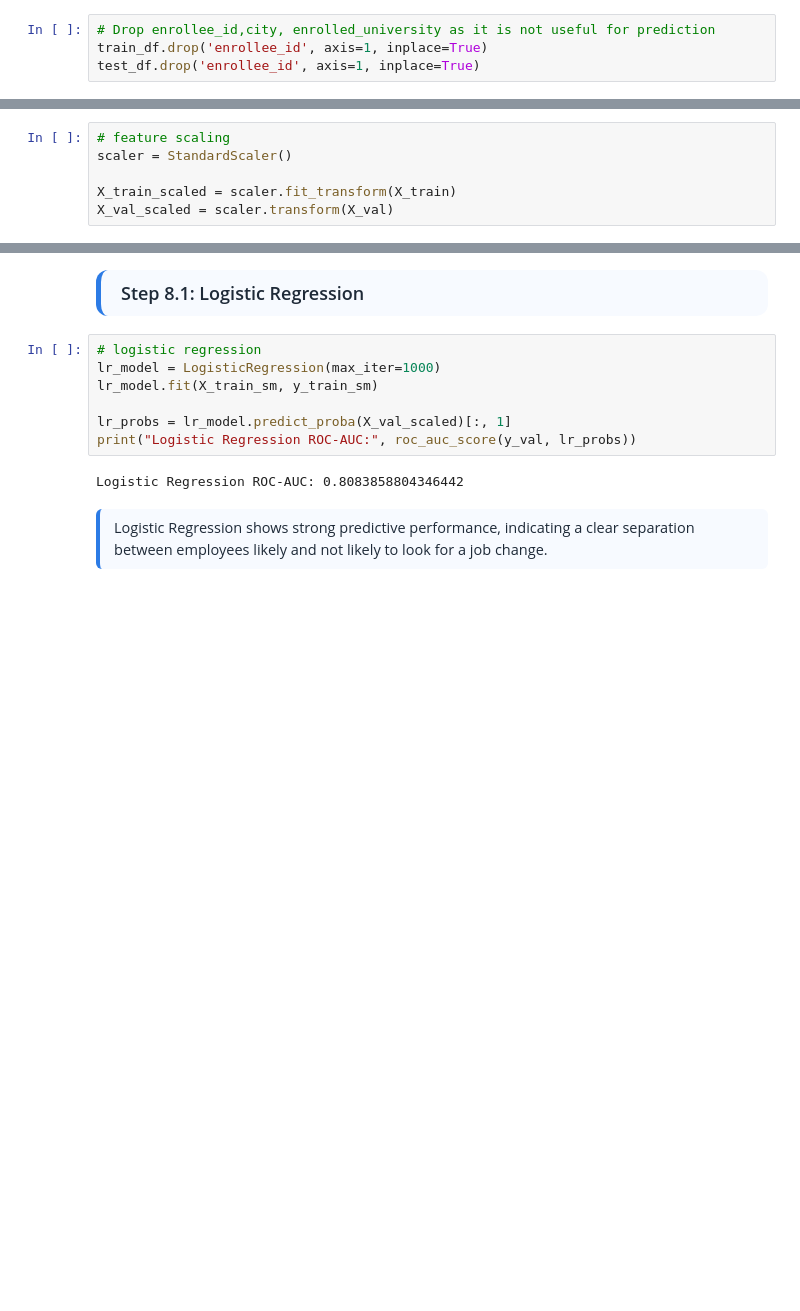
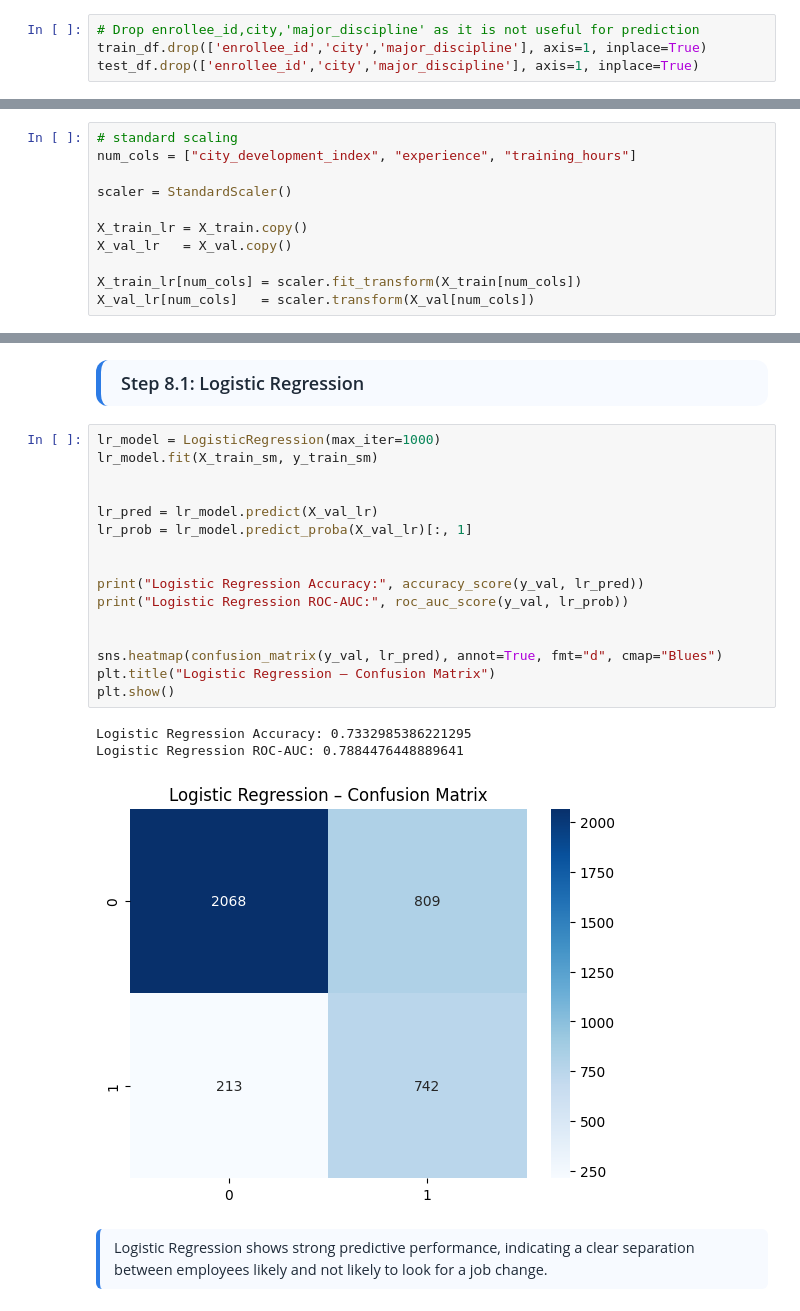
Before and after one commit to ssarabjeetsingh14/employee-retention-prediction, a Jupyter notebook: Employee Retention Project.ipynb, the cells around one changed output, grey strips where cells are left out. Saved outputs shown, nothing was run; the diff lists cells and outputs as text; blank space fills up the shorter version.

```diff
--- a/Employee Retention Project.ipynb
+++ b/Employee Retention Project.ipynb
@@ -421,9 +444,9 @@ Tree-based models such as Random Forest, XGBoost, and LightGBM are not sensitive
 Step 4: Feature Engineering & Data Preparation
 </div>
 # %%
-# Drop enrollee_id,city, enrolled_university as it is not useful for prediction
-train_df.drop('enrollee_id', axis=1, inplace=True)
-test_df.drop('enrollee_id', axis=1, inplace=True)
+# Drop enrollee_id,city,'major_discipline' as it is not useful for prediction
+train_df.drop(['enrollee_id','city','major_discipline'], axis=1, inplace=True)
+test_df.drop(['enrollee_id','city','major_discipline'], axis=1, inplace=True)
 # %%
 # convert experience to numeric
 train_df['experience'] = train_df['experience'].replace({'<1':0, '>20':21}).astype(float)
@@ -548,10 +571,15 @@ print(X_train.shape, X_val.shape)
 Step 6: Feature Scaling
 </div>
 # %%
-# feature scaling
+# standard scaling
+num_cols = ["city_development_index", "experience", "training_hours"]
+
 scaler = StandardScaler()
 
-X_train_scaled = scaler.fit_transform(X_train)
-X_val_scaled = scaler.transform(X_val)
+X_train_lr = X_train.copy()
+X_val_lr   = X_val.copy()
+
+X_train_lr[num_cols] = scaler.fit_transform(X_train[num_cols])
+X_val_lr[num_cols]   = scaler.transform(X_val[num_cols])
 # %% [markdown]
 <div style="
@@ -636,14 +659,25 @@ Step 8: Model Building
 Step 8.1: Logistic Regression
 </div>
 # %%
-# logistic regression
 lr_model = LogisticRegression(max_iter=1000)
 lr_model.fit(X_train_sm, y_train_sm)
 
-lr_probs = lr_model.predict_proba(X_val_scaled)[:, 1]
-print("Logistic Regression ROC-AUC:", roc_auc_score(y_val, lr_probs))
+
+lr_pred = lr_model.predict(X_val_lr)
+lr_prob = lr_model.predict_proba(X_val_lr)[:, 1]
+
+
+print("Logistic Regression Accuracy:", accuracy_score(y_val, lr_pred))
+print("Logistic Regression ROC-AUC:", roc_auc_score(y_val, lr_prob))
+
+
+sns.heatmap(confusion_matrix(y_val, lr_pred), annot=True, fmt="d", cmap="Blues")
+plt.title("Logistic Regression – Confusion Matrix")
+plt.show()
 # %% [output]
-Logistic Regression ROC-AUC: 0.8083858804346442
+Logistic Regression Accuracy: 0.7332985386221295
+Logistic Regression ROC-AUC: 0.7884476448889641
+[figure, added]
 # %% [markdown]
 <div style="
     background-color:#F7FAFF;
```
Also changed, not shown: parts of 15 cells of this notebook, 2 other files.
